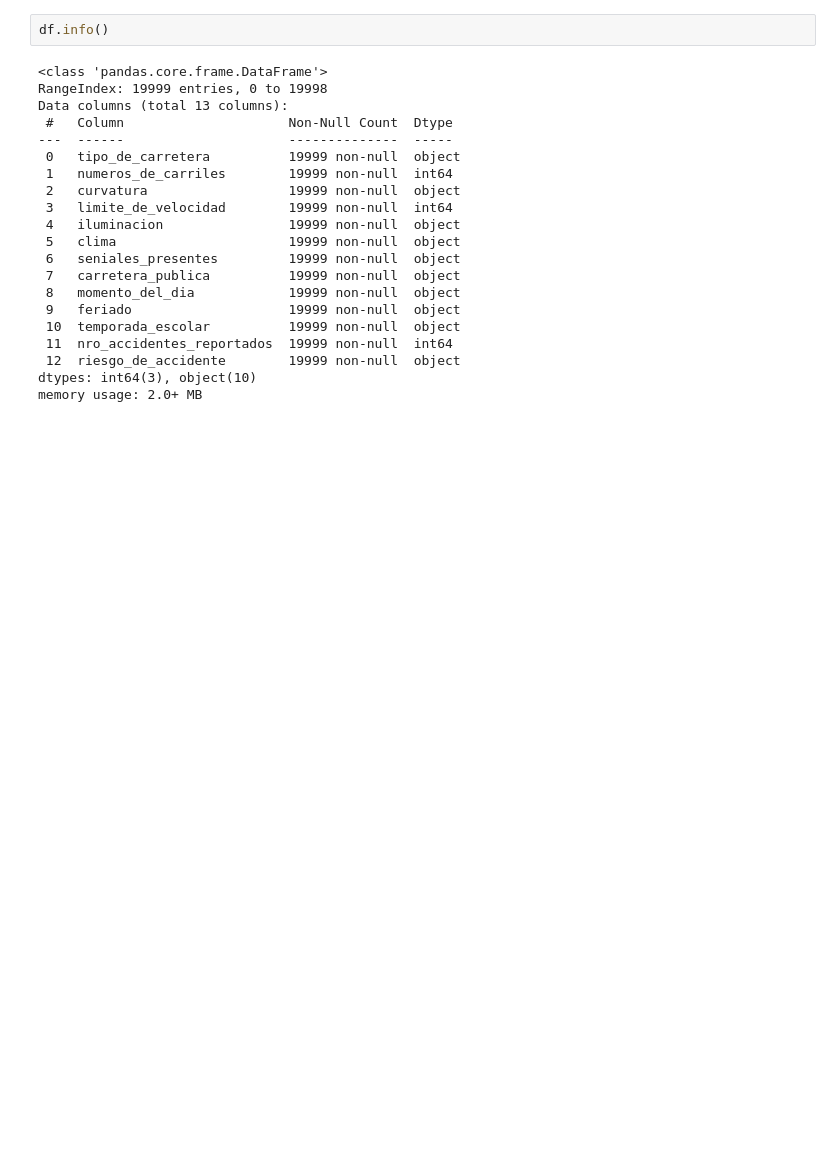
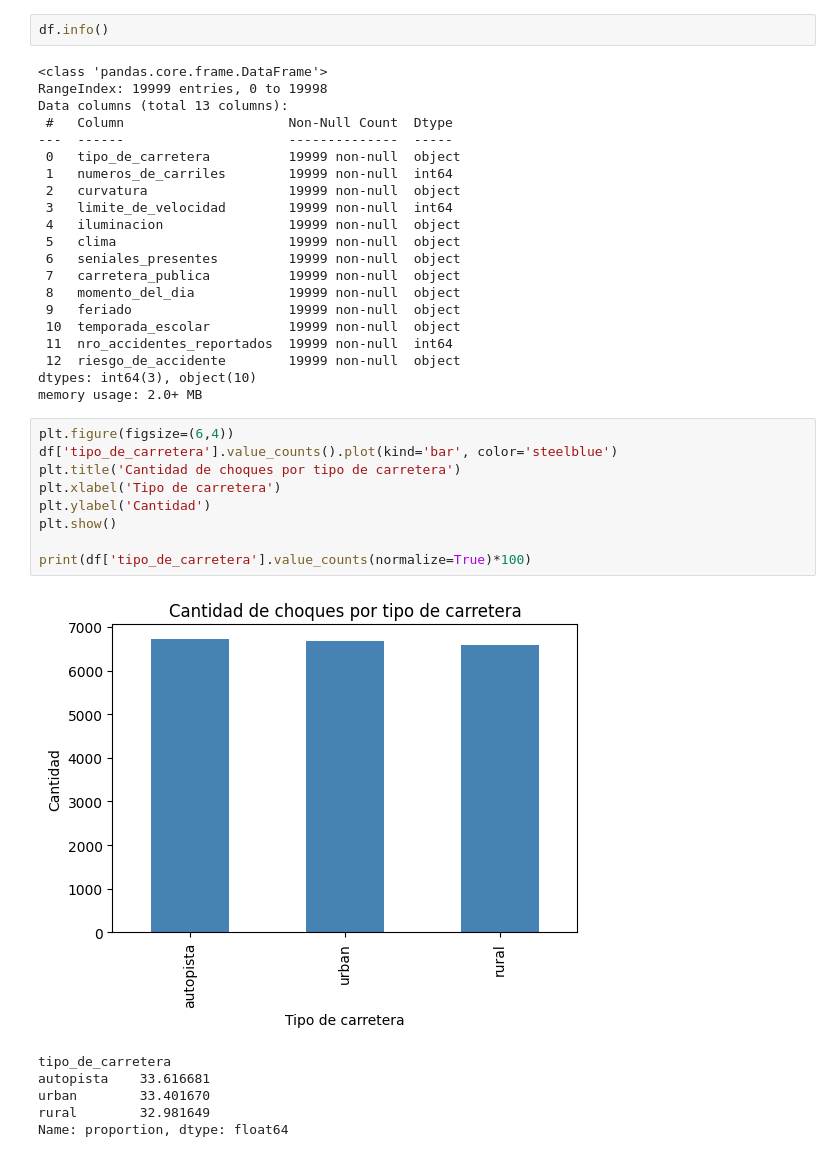
Before and after one commit to valentinreal2006-png/proyecto_data_science, a Jupyter notebook: Proyecto_parte_1.ipynb, the cells around one changed output. Cells and saved outputs as stored; diff of their text form; blank space fills up the shorter version.

```diff
--- a/Proyecto_parte_1.ipynb
+++ b/Proyecto_parte_1.ipynb
@@ -38,3 +38,19 @@ Data columns (total 13 columns):
  12  riesgo_de_accidente        19999 non-null  object
 dtypes: int64(3), object(10)
 memory usage: 2.0+ MB
+# %%
+plt.figure(figsize=(6,4))
+df['tipo_de_carretera'].value_counts().plot(kind='bar', color='steelblue')
+plt.title('Cantidad de choques por tipo de carretera')
+plt.xlabel('Tipo de carretera')
+plt.ylabel('Cantidad')
+plt.show()
+
+print(df['tipo_de_carretera'].value_counts(normalize=True)*100)
+# %% [output]
+[figure, added]
+tipo_de_carretera
+autopista    33.616681
+urban        33.401670
+rural        32.981649
+Name: proportion, dtype: float64
```
Also changed, not shown: parts of 3 cells of this notebook.
